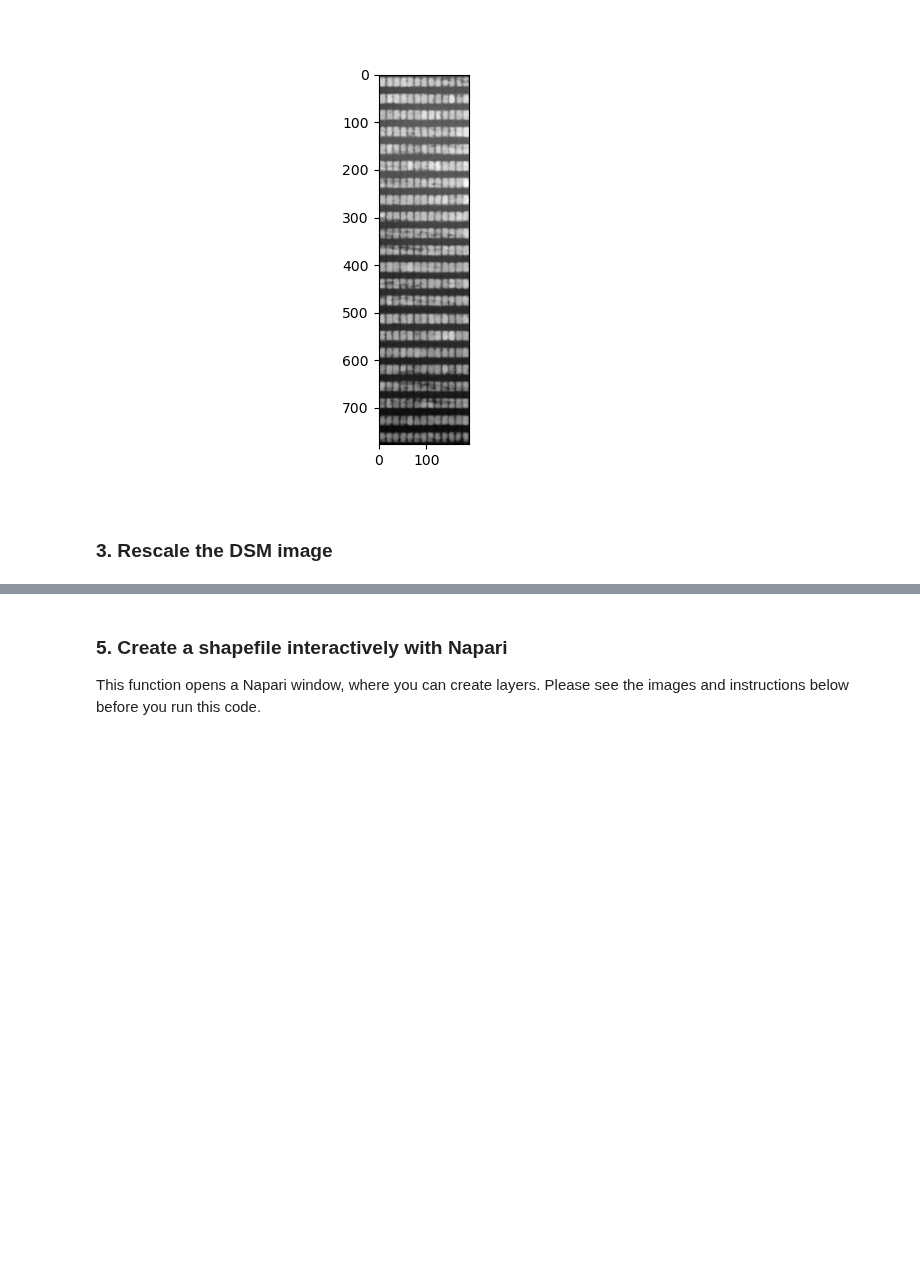
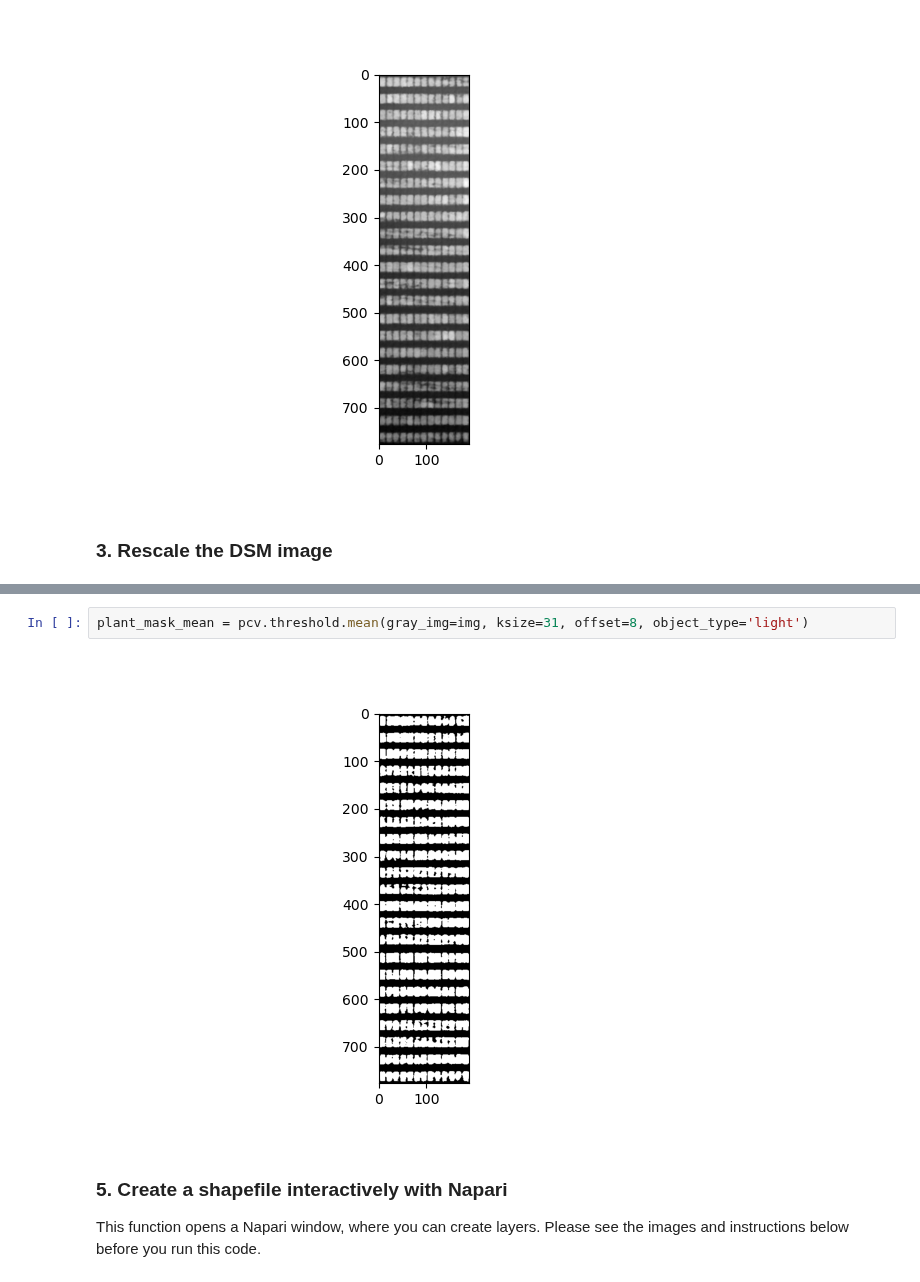
Before and after one commit to danforthcenter/plantcv-geospatial-tutorial-plant-height, a Jupyter notebook: index.ipynb, the cells around one changed output, grey strips where cells are left out. Cells and saved outputs as stored; diff of their text form; blank space fills up the shorter version.

```diff
--- a/index.ipynb
+++ b/index.ipynb
@@ -73,3 +98,7 @@ plant_mask = pcv.threshold.binary(gray_img = img, threshold=130, object_type="li
+# %%
+plant_mask_mean = pcv.threshold.mean(gray_img=img, ksize=31, offset=8, object_type='light')
+# %% [output]
+[figure, added]
 # %% [markdown]
 ### 5. Create a shapefile interactively with Napari
 This function opens a Napari window, where you can create layers. Please see the images and instructions below before you run this code.
```
Also changed, not shown: parts of 19 cells of this notebook, 1 other file.
